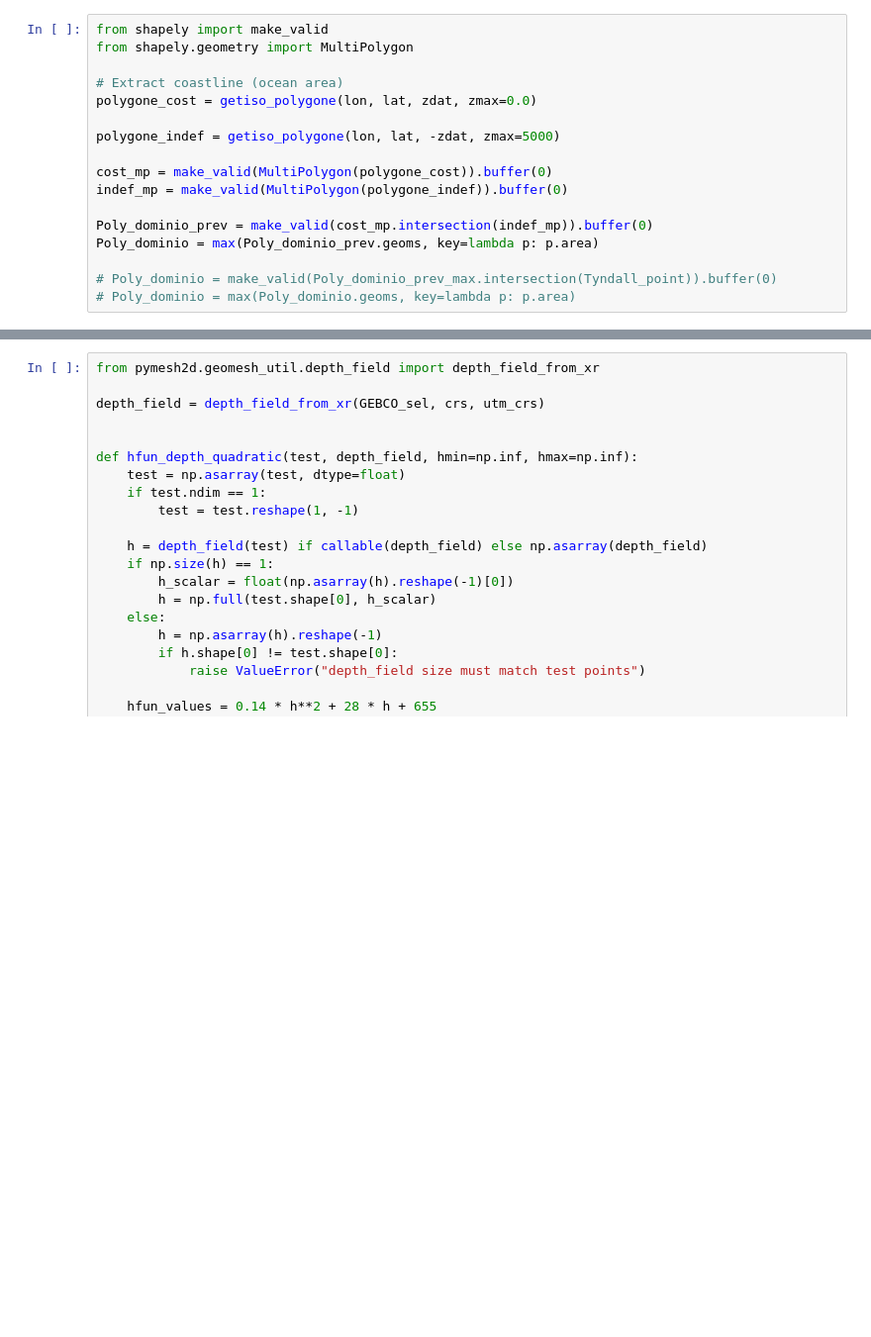
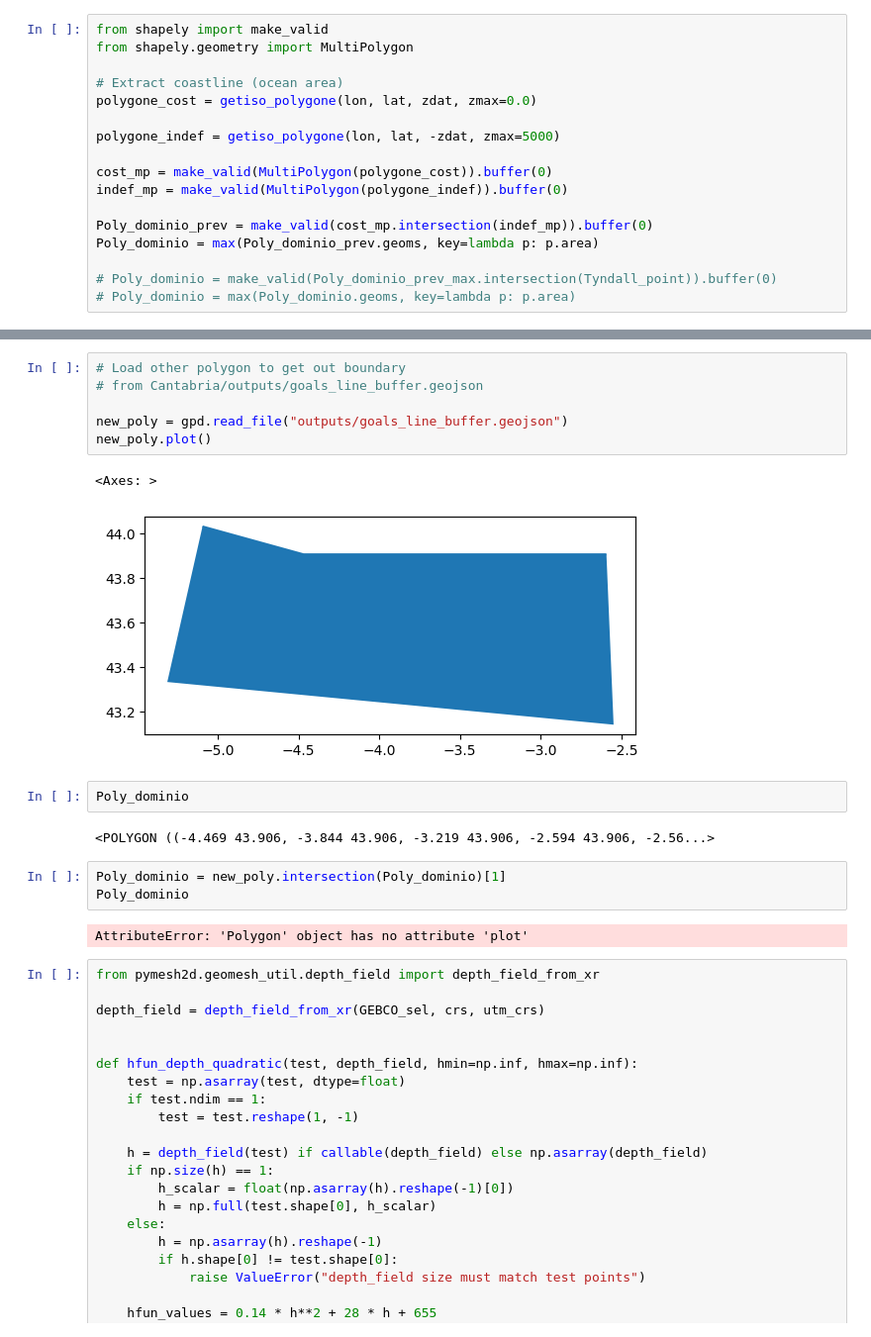
Before and after one commit to GeoOcean/HyGloW, a Jupyter notebook: Cantabria/pymesh2d_example_eti.ipynb, the cells around one changed output, grey strips where cells are left out. Shown at 99% size. Drawn from its saved outputs; the diff is of its cells as text; blank space fills up the shorter version.

```diff
--- a/Cantabria/pymesh2d_example_eti.ipynb
+++ b/Cantabria/pymesh2d_example_eti.ipynb
@@ -88,3 +88,21 @@ gpd.GeoSeries(Poly_dominio).plot(
+# %%
+# Load other polygon to get out boundary
+# from Cantabria/outputs/goals_line_buffer.geojson
+
+new_poly = gpd.read_file("outputs/goals_line_buffer.geojson")
+new_poly.plot()
+# %% [output]
+<Axes: >
+[figure, added]
+# %%
+Poly_dominio
+# %% [output]
+<POLYGON ((-4.469 43.906, -3.844 43.906, -3.219 43.906, -2.594 43.906, -2.56...>
+# %%
+Poly_dominio = new_poly.intersection(Poly_dominio)[1]
+Poly_dominio
+# %% [output]
+AttributeError: 'Polygon' object has no attribute 'plot'
 # %%
 from pymesh2d.geomesh_util.depth_field import depth_field_from_xr
 
```
Also changed, not shown: parts of 11 cells of this notebook, 21 other files.
